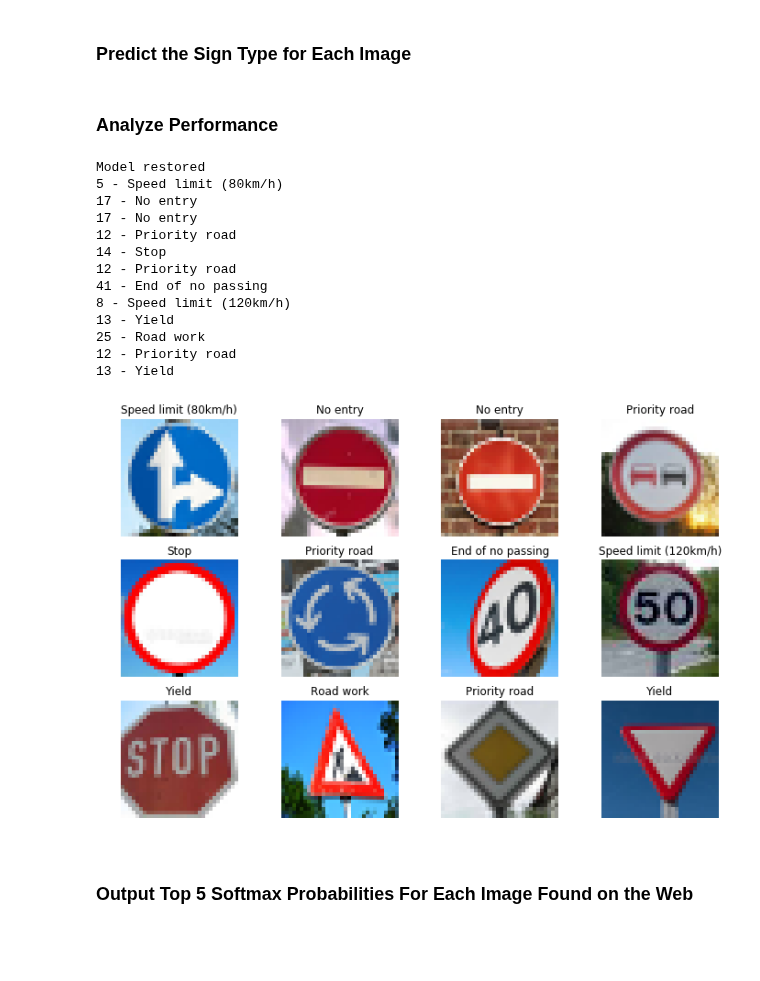
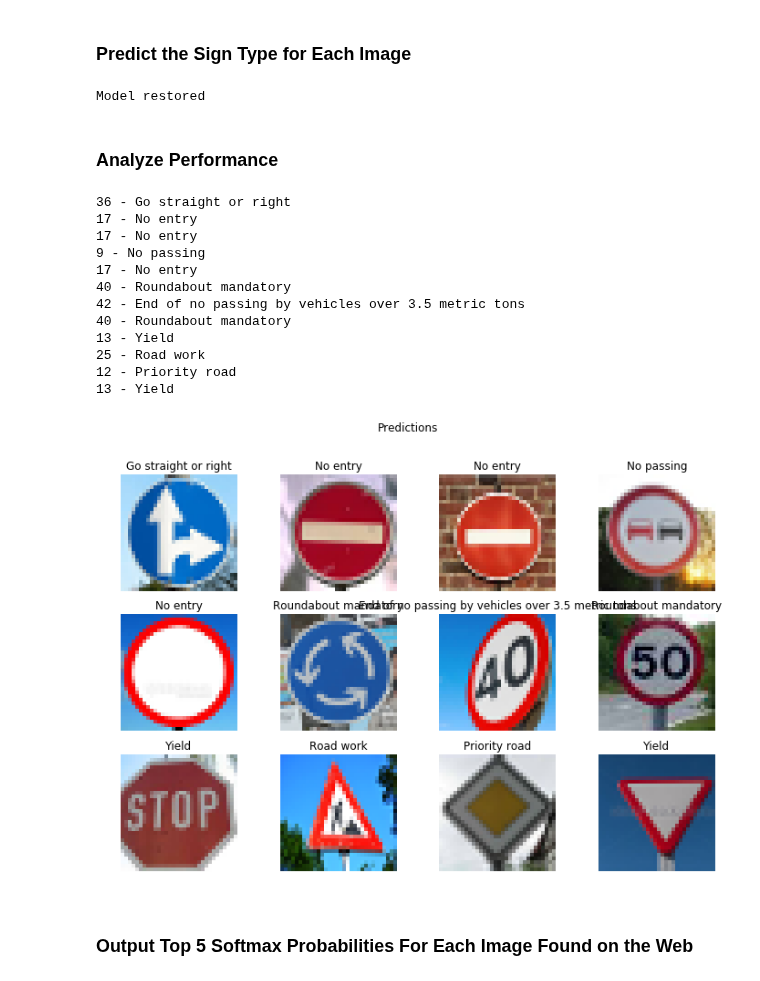
Before and after one commit to mccorby/Course-SDC, a Jupyter notebook: Term1/CarND-Traffic-Sign-Classifier-Project/Traffic_Sign_Classifier.ipynb, the cells around one changed output. Saved outputs shown, nothing was run; the diff lists cells and outputs as text; code cells hidden in the pictures; blank space fills up the shorter version.

```diff
--- a/Term1/CarND-Traffic-Sign-Classifier-Project/Traffic_Sign_Classifier.ipynb
+++ b/Term1/CarND-Traffic-Sign-Classifier-Project/Traffic_Sign_Classifier.ipynb
@@ -624,49 +549,34 @@ images = np.array(images)
 ### Make sure to pre-process the images with the same pre-processing pipeline used earlier.
 # ### Predict the Sign Type for Each Image
 
-def predict(images):
-    saver = tf.train.Saver()
-    # Load model
-    with tf.Session() as sess:
-        saver.restore(sess, save_filename)
-        print("Model restored")
-        # Feed image into feed_dict
-        predictor = tf.argmax(logits, 1)
-        prediction = sess.run(predictor, feed_dict={x: images, keep_prob: 1.0})
-        # Get prediction
-        return prediction
+# Run the predictor
+with tf.Session() as sess:
+    saver.restore(sess, SAVE_FILENAME)
+    print("Model restored")
+    # Feed image into feed_dict
+    predictor = tf.argmax(logits, 1)
+    predictions = sess.run(predictor, feed_dict={x: processed_original_images, keep_prob: 1.0})
+# %% [output]
+Model restored
 # %% [markdown]
 ### Analyze Performance
-# %%
-### Calculate the accuracy for these 5 new images.
-### For example, if the model predicted 1 out of 5 signs correctly, it's 20% accurate on these new images.
-
-predictions = predict(images)
-for pred in predictions:
-    print('{} - {}'.format(pred, sign_names[pred]))
-
-plt.figure(figsize=(12, 8))
-for i in range(len(original_images)):
-    plt.subplot(3, 4, i + 1)
-    plt.imshow(original_images[i])
-    plt.title(sign_names[predictions[i]])
-    plt.axis('off')
-plt.show()
-# %% [output]
-Model restored
-5 - Speed limit (80km/h)
-17 - No entry
-17 - No entry
-12 - Priority road
-14 - Stop
-12 - Priority road
-41 - End of no passing
-8 - Speed limit (120km/h)
-13 - Yield
-25 - Road work
-12 - Priority road
-13 - Yield
-[figure, removed]
+# %%
+[print('{} - {}'.format(pred, sign_names[pred])) for pred in predictions]
+show_predictions(original_images, sign_names, predictions)
+# %% [output]
+36 - Go straight or right
+17 - No entry
+17 - No entry
+9 - No passing
+17 - No entry
+40 - Roundabout mandatory
+42 - End of no passing by vehicles over 3.5 metric tons
+40 - Roundabout mandatory
+13 - Yield
+25 - Road work
+12 - Priority road
+13 - Yield
+[figure, added]
 # %% [markdown]
 ### Output Top 5 Softmax Probabilities For Each Image Found on the Web
 # %% [markdown]
```
Also changed, not shown: parts of 23 cells of this notebook, 2 other files.
